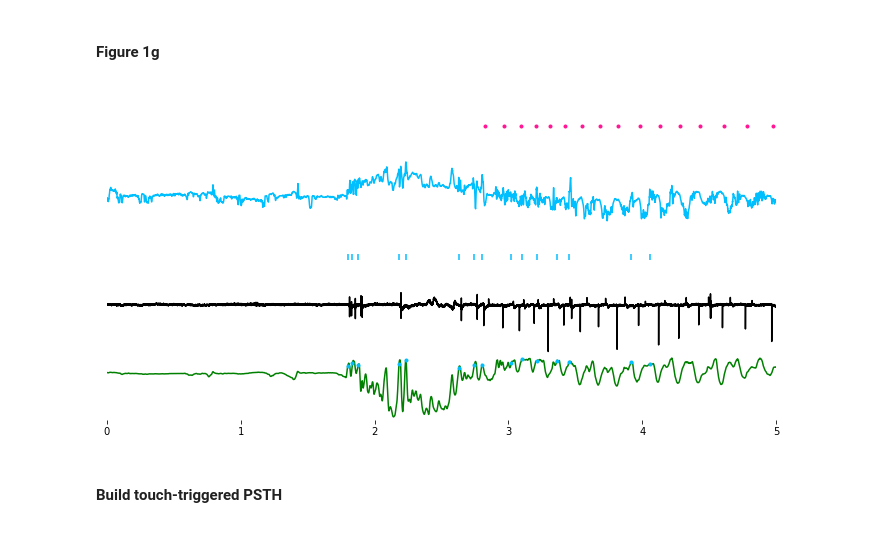
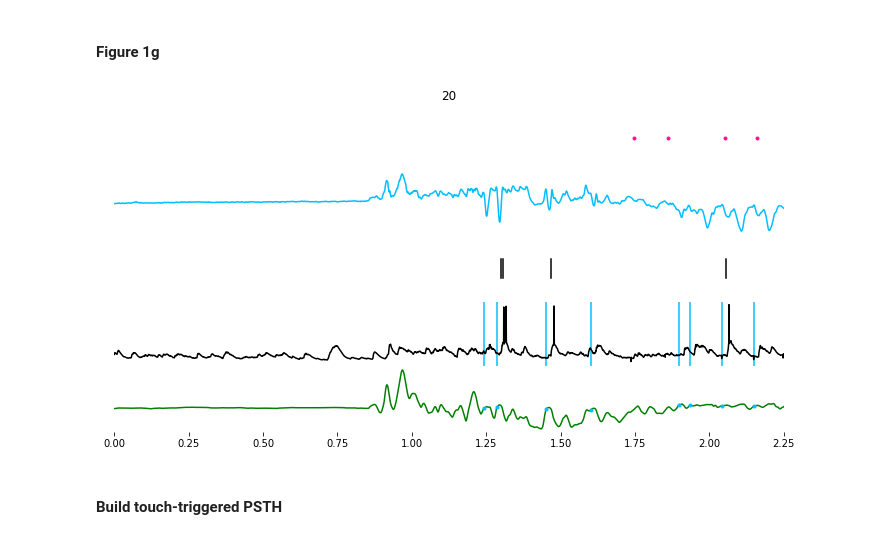
Before and after one commit to vathes/DJ-NWB-Yu-Gutnisky-2016, a Jupyter notebook: notebooks/Yu-Gutnisky-2016-example.ipynb, the cells around one changed output. Cells and saved outputs as stored; diff of their text form; code cells hidden in the pictures.

```diff
--- a/notebooks/Yu-Gutnisky-2016-example.ipynb
+++ b/notebooks/Yu-Gutnisky-2016-example.ipynb
@@ -79,37 +196,46 @@ segmented_lick_traces = np.vstack([lick_traces[range(int(np.where(np.abs(v_tvec-
+# %%
+segmented_spikes = [spike_times[np.logical_and(spike_times > t - pre_dur, spike_times < t + post_dur)] - t for t in event_times]
+# %%
+segmented_Vm, segmented_vtvec = segment_timeseries(Vm, v_tvec, event_times, pre_dur, post_dur)
+# %%
+segmented_lick_traces, segmented_ltvec = segment_timeseries(lick_traces, l_tvec, event_times, pre_dur, post_dur)
 # %%
-segmented_behav = {k: np.vstack([d[range(int(np.where(np.abs(b_tvec-t)<5e-4)[0][0] - pre_dur * b_fs),
-                                         int(np.where(np.abs(b_tvec-t)<5e-4)[0][0] + post_dur * b_fs))]
-                                 for t in event_times])
+segmented_behav = {k: segment_timeseries(d, b_tvec, event_times, pre_dur, post_dur)[0]
                    for k, d in zip(('dis_to_pole', 'touch_on', 'touch_off', 'whisk_pos', 'whisk_curv'),
                                    (dis_to_pole, touch_on, touch_off, whisk_pos, whisk_curv))}
+segmented_btvec = segment_timeseries(whisk_pos, b_tvec, event_times, pre_dur, post_dur)[1]
 # %% [markdown]
 #### Figure 1g
 # %%
-trial_num = 5
+trial_num = 20
 fig1a, axs = plt.subplots(5, 1, figsize=(12, 6))
 fig1a.subplots_adjust(hspace=0.01)
 
-axs[0].plot(seg_vtvec, np.where(segmented_lick_traces[trial_num, :] > 0, segmented_lick_traces[trial_num, :], np.nan),
+axs[0].plot(segmented_ltvec[trial_num],
+            np.where(segmented_lick_traces[trial_num] > 0, segmented_lick_traces[trial_num], np.nan),
             '.', color='deeppink')
-axs[1].plot(seg_btvec, segmented_behav['whisk_curv'][trial_num, :], 'deepskyblue')
-axs[2].scatter(segmented_spikes[trial_num], np.full_like(segmented_spikes[trial_num], 1), c='k', marker='|', linewidths=5)
-axs[2].scatter(seg_btvec[segmented_behav['touch_on'][trial_num, :]==1],
-               np.full_like(seg_btvec[segmented_behav['touch_on'][trial_num, :]==1], 1),
-               c='deepskyblue', marker='|', linewidths=5)
-axs[3].plot(seg_vtvec, segmented_Vm[trial_num, :], 'k')
-axs[4].plot(seg_btvec, segmented_behav['whisk_pos'][trial_num, :], 'g')
-axs[4].plot(seg_btvec, segmented_behav['whisk_pos'][trial_num, :]*segmented_behav['touch_on'][trial_num, :], '.', c='deepskyblue')
+axs[1].plot(segmented_btvec[trial_num], segmented_behav['whisk_curv'][trial_num], 'deepskyblue')
+for x in segmented_spikes[trial_num]:
+    axs[2].axvline(x, 0.35, 0.65, color='k')
+for x in segmented_btvec[trial_num][segmented_behav['touch_on'][trial_num]==1]:
+    axs[3].axvline(x, color='deepskyblue')
+axs[3].plot(segmented_vtvec[trial_num], segmented_Vm[trial_num], 'k')
+axs[4].plot(segmented_btvec[trial_num], segmented_behav['whisk_pos'][trial_num], 'g')
+axs[4].plot(segmented_btvec[trial_num], segmented_behav['whisk_pos'][trial_num]*segmented_behav['touch_on'][trial_num],
+            '.', c='deepskyblue')
 
+axs[0].set_title(trial_num)
 for a in axs:
     a.set_xlim((-pre_dur, post_dur))
     a.spines['right'].set_visible(False)
     a.spines['top'].set_visible(False)
     a.spines['left'].set_visible(False)
     a.spines['bottom'].set_visible(False)
     a.set_yticks([])
+    a.set_xlim((0, 2.25))
 for a in axs[:-1]:
     a.set_xticks([])
 # %% [output]
-[figure, old version]
+[figure, new version]
 # %% [markdown]
 #### Build touch-triggered PSTH
```
Also changed, not shown: parts of 48 cells of this notebook, 7 other files.
